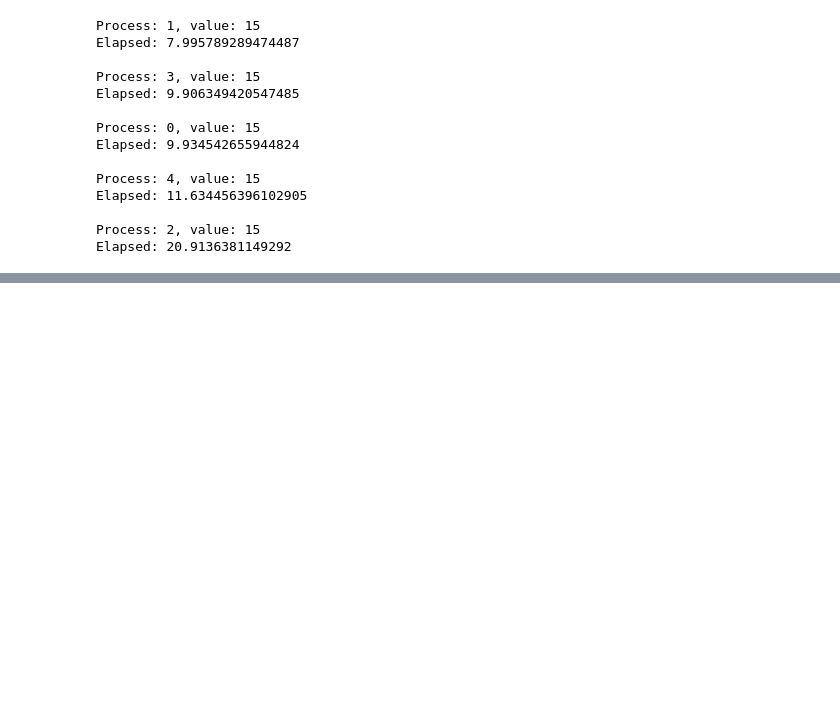
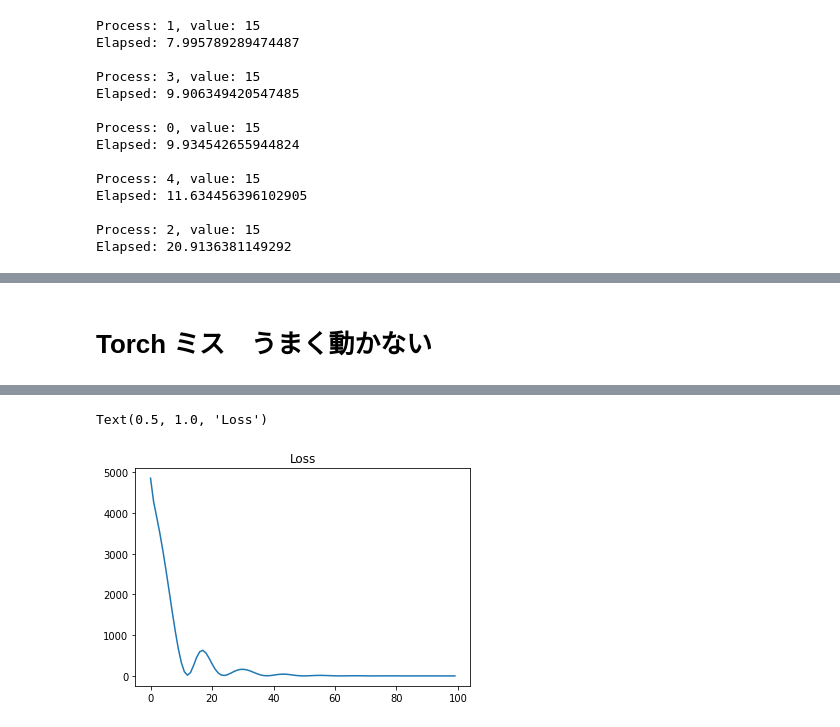
Before and after one commit to goya5858/OSERO, a Jupyter notebook: Test_Ray.ipynb, the cells around one changed output, grey strips where cells are left out. Cells and saved outputs as stored; diff of their text form; code cells hidden in the pictures; blank space fills up the shorter version.

```diff
--- a/Test_Ray.ipynb
+++ b/Test_Ray.ipynb
@@ -278,0 +330,11 @@ Elapsed: 20.9136381149292
+# %%
+def get_Data():
+    Data = []
+    for i in range(1024):
+        a = random.randint(1,30)
+        b = random.randint(1,30)
+        c = 3*a+b
+        Data.append([a,b,c])
+
+    Data = torch.tensor(Data, dtype=torch.float)
+    return Data[:,:2], Data[:,2].reshape(-1,1)
@@ -278,0 +359,14 @@ Elapsed: 20.9136381149292
+# %%
+@ray.remote
+class DataWorker(object):
+    def __init__(self):
+        self.model = Net()
+
+    def compute_gradients(self, weights, data):
+        self.model.set_weights(weights)
+        X, y = data[0], data[1]
+        self.model.zero_grad()
+        pred = self.model(X)
+        loss = F.mse_loss(pred, y)
+        loss.backward()
+        return self.model.get_gradients()
@@ -278,0 +420,2 @@ Elapsed: 20.9136381149292
+# %% [markdown]
+# Torch ミス　うまく動かない
@@ -278,0 +459,19 @@ Elapsed: 20.9136381149292
+# %%
+X, y = get_Data()
+
+model = SharedBrain()
+optim = Adam(params=model.parameters(), lr=0.1)
+LOSS = []
+
+for _ in range(100):
+    optim.zero_grad()
+    pred = model(X)
+    loss = nn.MSELoss()(pred, y)
+    loss.backward()
+    optim.step()
+    LOSS.append(loss.detach().numpy())
+
+print("last loss :", loss.detach().numpy())
+plt.plot( range(len(LOSS)), LOSS )
+plt.title('Loss')
+# %% [output]
@@ -278,0 +479,2 @@ Elapsed: 20.9136381149292
+Text(0.5, 1.0, 'Loss')
+[figure, added]
```
Also changed, not shown: parts of 10 cells of this notebook.
